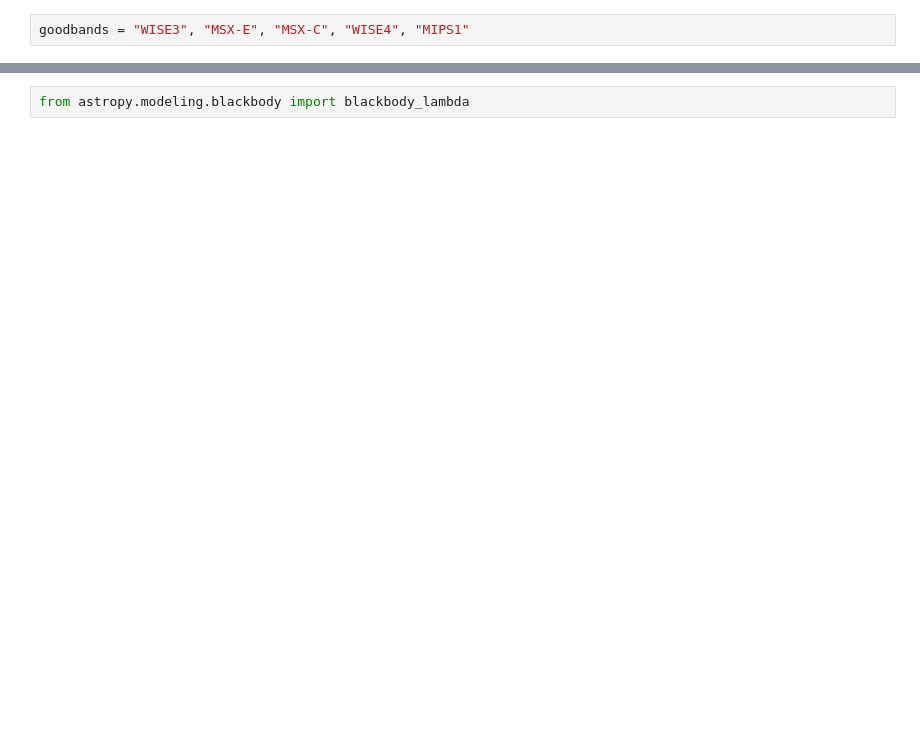
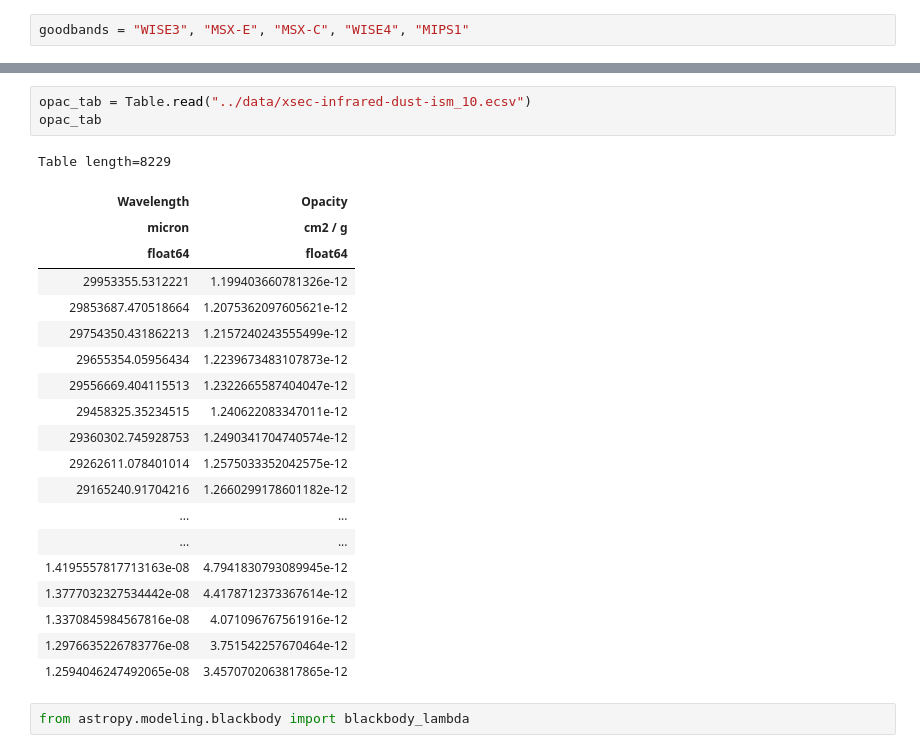
Before and after one commit to will-henney/muse-hii-regions, a Jupyter notebook: notebooks/11-00-ngc346-infrared.ipynb, the cells around one changed output, grey strips where cells are left out. Saved outputs shown, nothing was run; the diff lists cells and outputs as text; blank space fills up the shorter version.

```diff
--- a/notebooks/11-00-ngc346-infrared.ipynb
+++ b/notebooks/11-00-ngc346-infrared.ipynb
@@ -198,3 +196,27 @@ x.boxflux, x.bgflux, x.bgsig, x.bgsigi
+# %%
+opac_tab = Table.read("../data/xsec-infrared-dust-ism_10.ecsv")
+opac_tab
+# %% [output]
+Table length=8229
+| Wavelength | Opacity |
+| micron | cm2 / g |
+| float64 | float64 |
+| 29953355.5312221 | 1.199403660781326e-12 |
+| 29853687.470518664 | 1.2075362097605621e-12 |
+| 29754350.431862213 | 1.2157240243555499e-12 |
+| 29655354.05956434 | 1.2239673483107873e-12 |
+| 29556669.404115513 | 1.2322665587404047e-12 |
+| 29458325.35234515 | 1.240622083347011e-12 |
+| 29360302.745928753 | 1.2490341704740574e-12 |
+| 29262611.078401014 | 1.2575033352042575e-12 |
+| 29165240.91704216 | 1.2660299178601182e-12 |
+| ... | ... |
+| ... | ... |
+| 1.4195557817713163e-08 | 4.7941830793089945e-12 |
+| 1.3777032327534442e-08 | 4.4178712373367614e-12 |
+| 1.3370845984567816e-08 | 4.071096767561916e-12 |
+| 1.2976635226783776e-08 | 3.751542257670464e-12 |
+| 1.2594046247492065e-08 | 3.4570702063817865e-12 |
 # %%
 from astropy.modeling.blackbody import blackbody_lambda
 # %%
```
Also changed, not shown: parts of 15 cells of this notebook, 15 other files.
